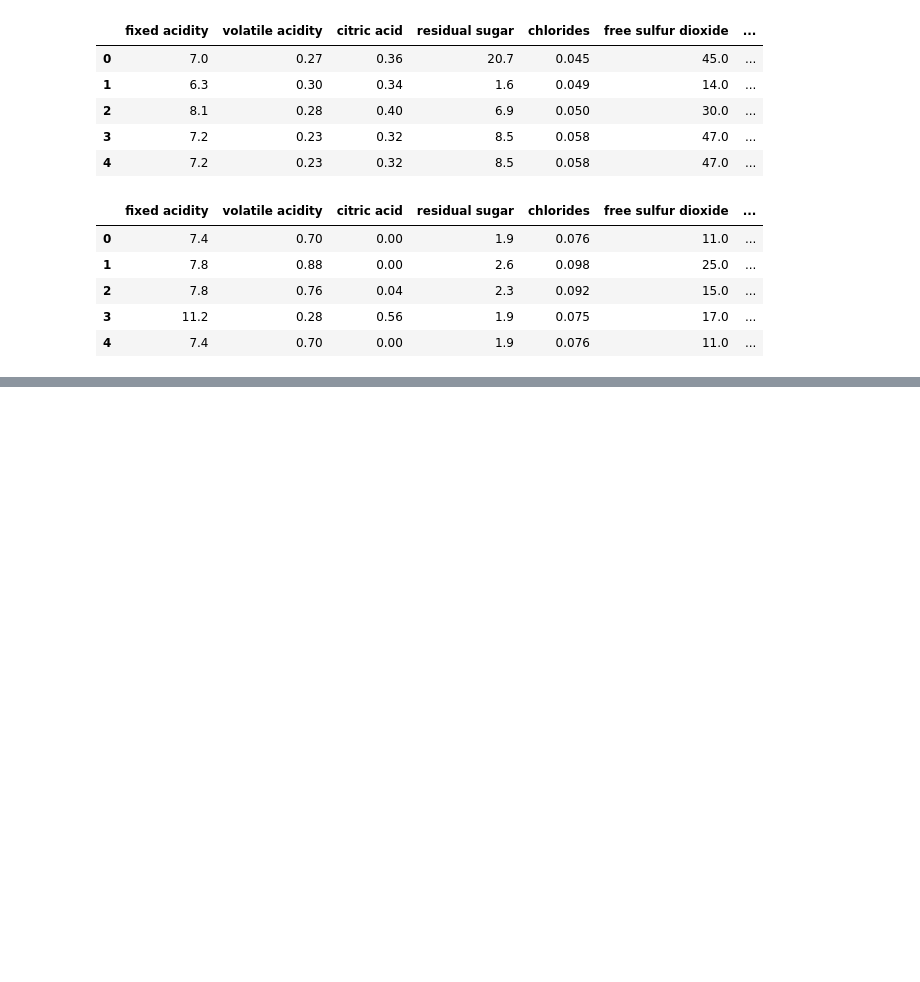
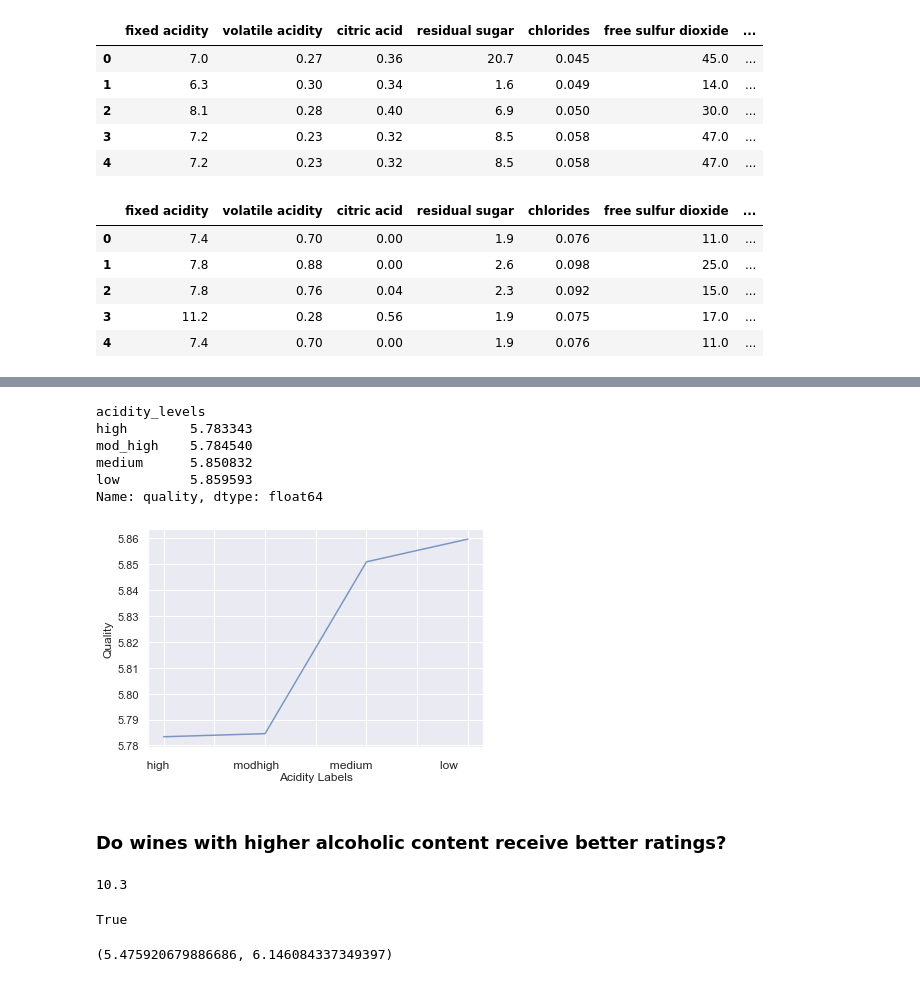
Before and after one commit to uminomuneaki/Dataset_Investigation_UCL_Wine_Dataset, a Jupyter notebook: Wine Quality.ipynb, the cells around one changed output, grey strips where cells are left out. Cells and saved outputs as stored; diff of their text form; code cells hidden in the pictures; blank space fills up the shorter version.

```diff
--- a/Wine Quality.ipynb
+++ b/Wine Quality.ipynb
@@ -97,0 +125,10 @@ print(time.time() - start, 'seconds')
+# %%
+# Bin edges that will be used to "cut" the data into groups
+bin_edges = [2.72,3.11,3.21,3.32,4.01]
+# %%
+# Labels for the four acidity level groups
+bin_names = ['high', 'mod_high', 'medium', 'low']
+# %%
+# Creates acidity_levels column
+wine_df['acidity levels'] = pd.cut(wine_df['pH'], bin_edges, labels=bin_names)
+wine_df.head(10)
@@ -97,0 +147,11 @@ print(time.time() - start, 'seconds')
+# %%
+# Find the mean quality of each acidity level with groupby
+acidity_levels = wine_df.groupby('acidity_levels').quality.mean()
+acidity_levels
+# %% [output]
+acidity_levels
+high        5.783343
+mod_high    5.784540
+medium      5.850832
+low         5.859593
+Name: quality, dtype: float64
@@ -97,0 +160,30 @@ print(time.time() - start, 'seconds')
+# %%
+wine_df=wine_df.rename(columns={'acidity levels':'acidity_levels'})
+wine_df.groupby('acidity_levels').quality.mean().plot(kind='line',alpha=.7);
+plt.ylabel('Quality')
+plt.xlabel('          high                   modhigh               medium                    low                  \nAcidity Labels')
+labels=['low','medium','mod_high','low']
+# %% [output]
+[figure, added]
+# %% [markdown]
+### Do wines with higher alcoholic content receive better ratings?
+# %%
+wine_df['alcohol'].median()
+# %% [output]
+10.3
+# %%
+# select samples with alcohol content less than the median
+low_alcohol = wine_df.query('alcohol < 10.3')
+# select samples with alcohol content greater than or equal to the median
+high_alcohol = wine_df.query('alcohol >= 10.3')
+
+# ensure these queries included each sample exactly once
+num_samples = wine_df.shape[0]
+num_samples == low_alcohol['quality'].count() + high_alcohol['quality'].count()
+# %% [output]
+True
+# %%
+# get mean quality rating for the low alcohol and high alcohol groups
+low_alcohol.quality.mean() , high_alcohol.quality.mean()
+# %% [output]
+(5.475920679886686, 6.146084337349397)
```
Also changed, not shown: parts of 25 cells of this notebook.
